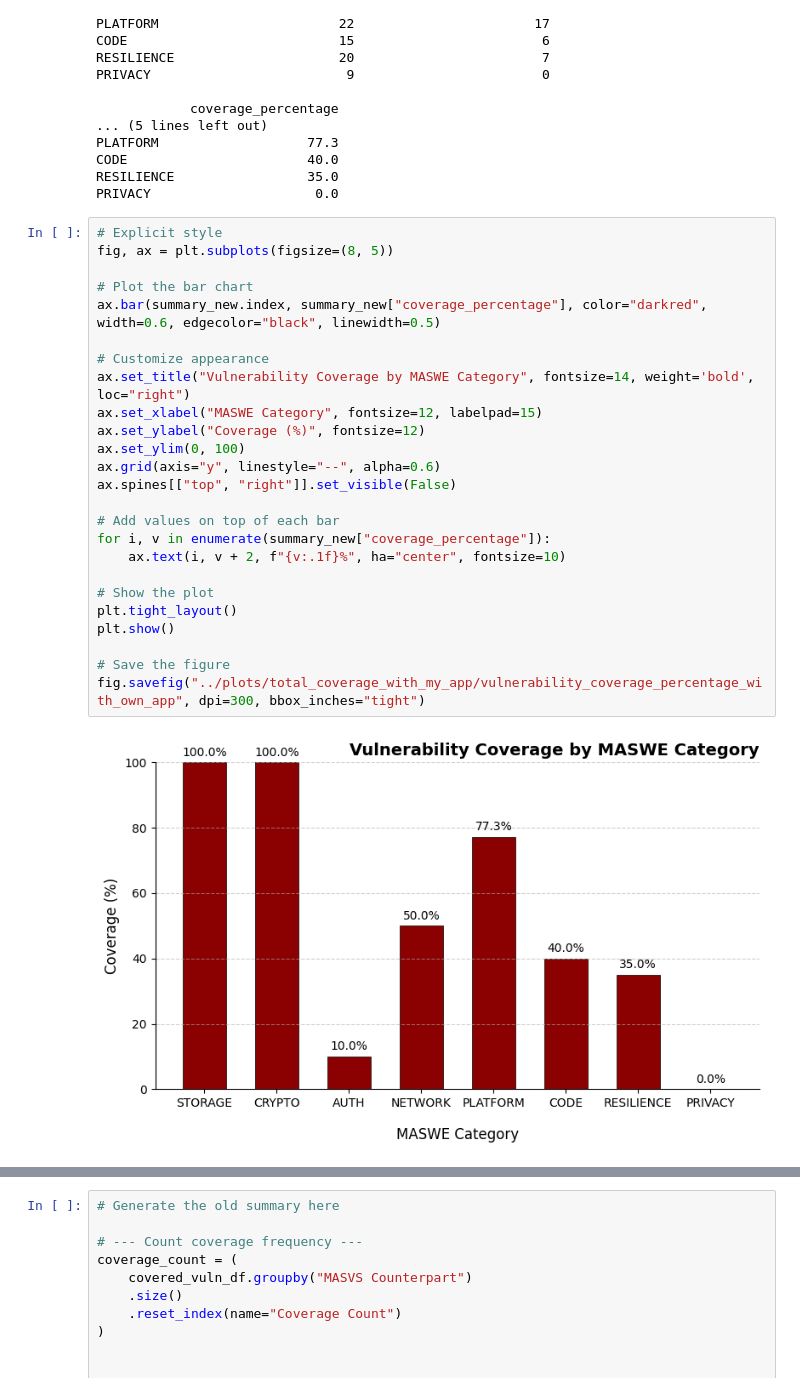
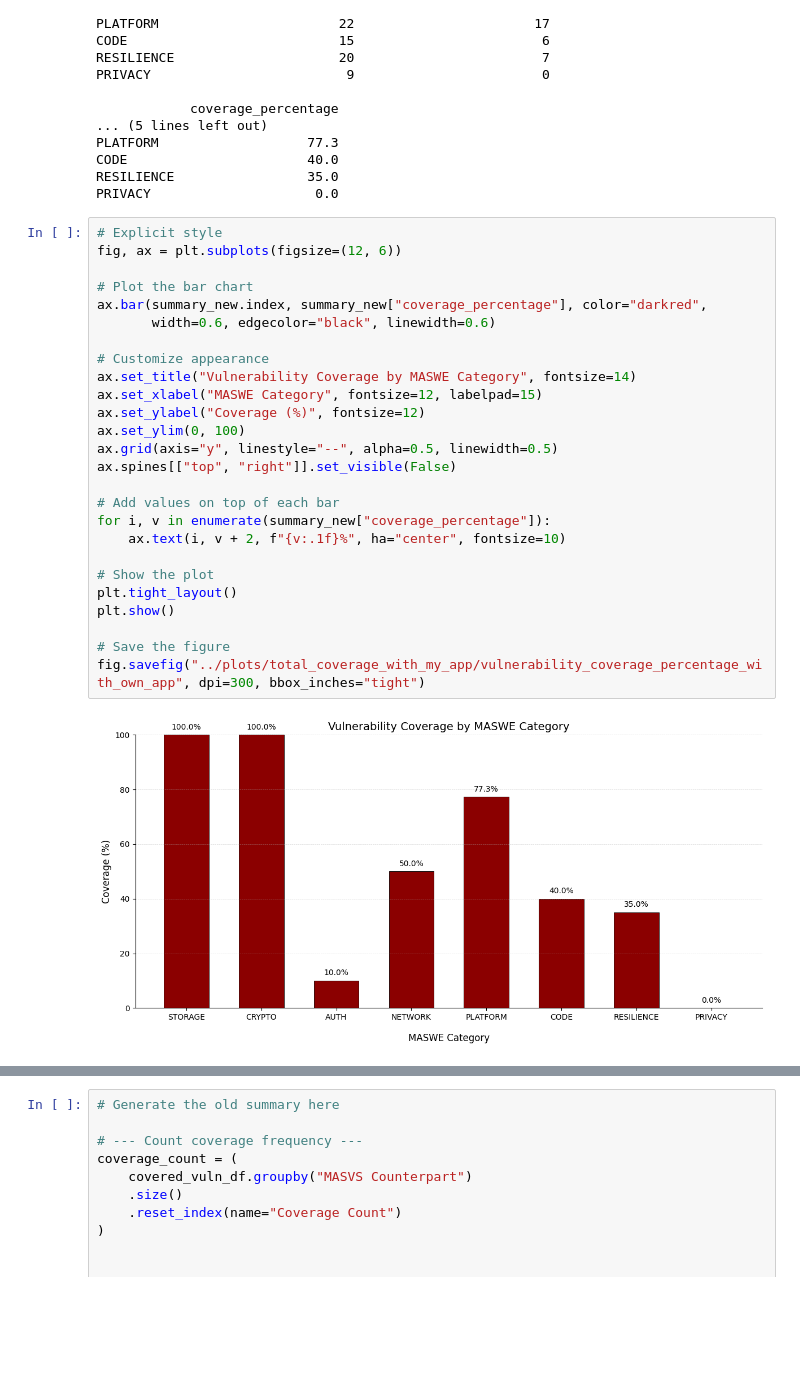
Before and after one commit to domi-cmd/Reference_Application_for_OWASP_MASTG, a Jupyter notebook: dev_documents/seminar_thesis/reference_apps/data_manipulation/app_coverage_plus_own_app.ipynb, the cells around one changed output, grey strips where cells are left out. Saved outputs shown, nothing was run; the diff lists cells and outputs as text; blank space fills up the shorter version.

Commit message:
Adjusted bar width on all bar plots, cleaned and refined the plots comparing our apps to existing MASTG reference apps. This concludes the cleaning and refining process of all plots (for the moment)

```diff
--- a/dev_documents/seminar_thesis/reference_apps/data_manipulation/app_coverage_plus_own_app.ipynb
+++ b/dev_documents/seminar_thesis/reference_apps/data_manipulation/app_coverage_plus_own_app.ipynb
@@ -287,31 +287,32 @@ RESILIENCE                 35.0
 PRIVACY                     0.0
 # %%
 # Explicit style
-fig, ax = plt.subplots(figsize=(8, 5))
+fig, ax = plt.subplots(figsize=(12, 6))
 
 # Plot the bar chart
-ax.bar(summary_new.index, summary_new["coverage_percentage"], color="darkred", width=0.6, edgecolor="black", linewidth=0.5)
+ax.bar(summary_new.index, summary_new["coverage_percentage"], color="darkred",
+       width=0.6, edgecolor="black", linewidth=0.6)
 
 # Customize appearance
-ax.set_title("Vulnerability Coverage by MASWE Category", fontsize=14, weight='bold', loc="right")
+ax.set_title("Vulnerability Coverage by MASWE Category", fontsize=14)
 ax.set_xlabel("MASWE Category", fontsize=12, labelpad=15)
 ax.set_ylabel("Coverage (%)", fontsize=12)
 ax.set_ylim(0, 100)
-ax.grid(axis="y", linestyle="--", alpha=0.6)
+ax.grid(axis="y", linestyle="--", alpha=0.5, linewidth=0.5)
 ax.spines[["top", "right"]].set_visible(False)
 
 # Add values on top of each bar
 for i, v in enumerate(summary_new["coverage_percentage"]):
     ax.text(i, v + 2, f"{v:.1f}%", ha="center", fontsize=10)
 
 # Show the plot
 plt.tight_layout()
 plt.show()
 
 # Save the figure
 fig.savefig("../plots/total_coverage_with_my_app/vulnerability_coverage_percentage_with_own_app", dpi=300, bbox_inches="tight")
 # %% [output]
-[figure, old version]
+[figure, new version]
 # %%
 # Prepare data
 categories = summary_new.index
```
Also changed, not shown: parts of 2 cells of this notebook, 9 other files.
